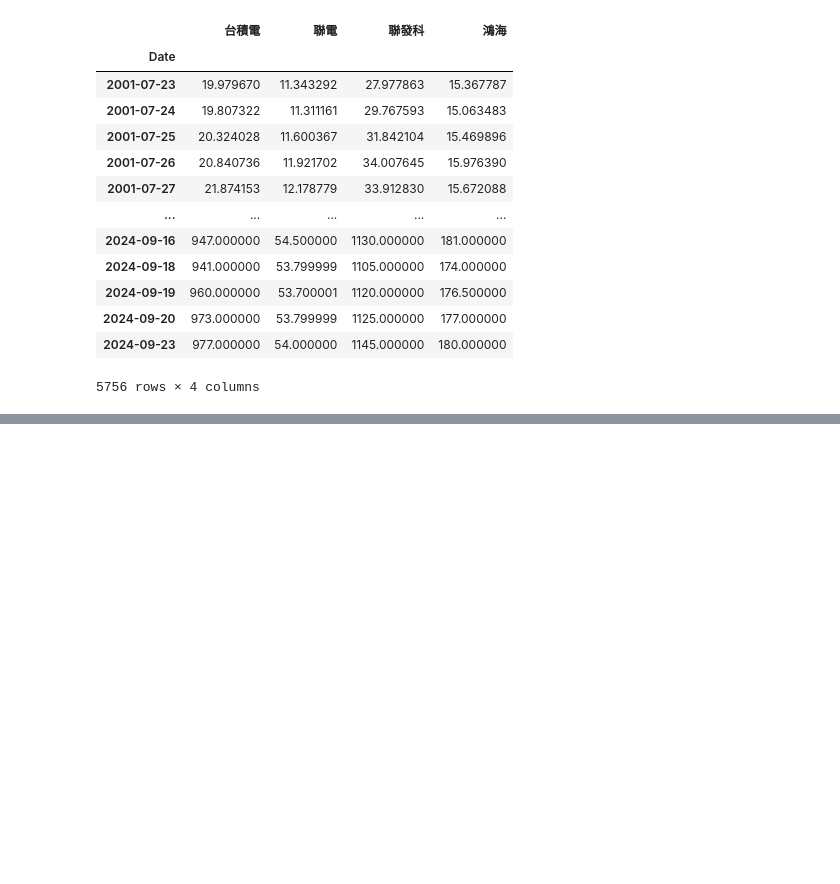
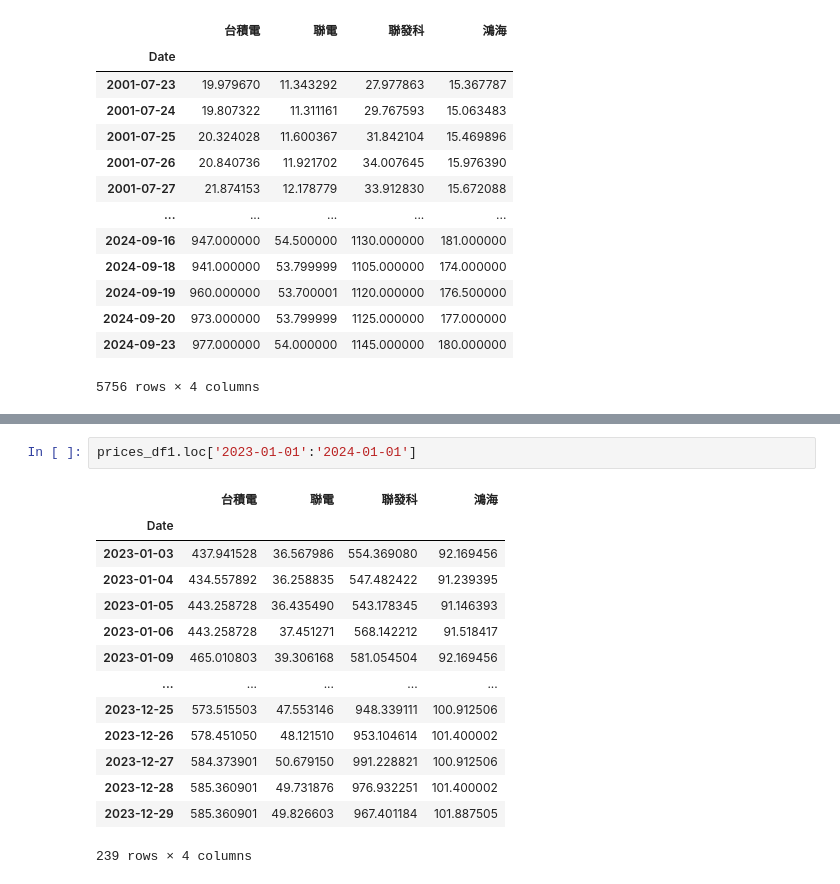
Before and after one commit to SophiaSu0925/__2024_07_29_AI_python, a Jupyter notebook: lesson17/lesson17_4.ipynb, the cells around one changed output, grey strips where cells are left out. Cells and saved outputs as stored; diff of their text form; blank space fills up the shorter version.

```diff
--- a/lesson17/lesson17_4.ipynb
+++ b/lesson17/lesson17_4.ipynb
@@ -112,0 +145,17 @@ prices_df1
+# %%
+prices_df1.loc['2023-01-01':'2024-01-01']
+# %% [output]
+|  | 台積電 | 聯電 | 聯發科 | 鴻海 |
+| Date |  |  |  |  |
+| 2023-01-03 | 437.941528 | 36.567986 | 554.369080 | 92.169456 |
+| 2023-01-04 | 434.557892 | 36.258835 | 547.482422 | 91.239395 |
+| 2023-01-05 | 443.258728 | 36.435490 | 543.178345 | 91.146393 |
+| 2023-01-06 | 443.258728 | 37.451271 | 568.142212 | 91.518417 |
+| 2023-01-09 | 465.010803 | 39.306168 | 581.054504 | 92.169456 |
+| ... | ... | ... | ... | ... |
+| 2023-12-25 | 573.515503 | 47.553146 | 948.339111 | 100.912506 |
+| 2023-12-26 | 578.451050 | 48.121510 | 953.104614 | 101.400002 |
+| 2023-12-27 | 584.373901 | 50.679150 | 991.228821 | 100.912506 |
+| 2023-12-28 | 585.360901 | 49.731876 | 976.932251 | 101.400002 |
+| 2023-12-29 | 585.360901 | 49.826603 | 967.401184 | 101.887505 |
+239 rows × 4 columns
```
Also changed, not shown: parts of 4 cells of this notebook.
